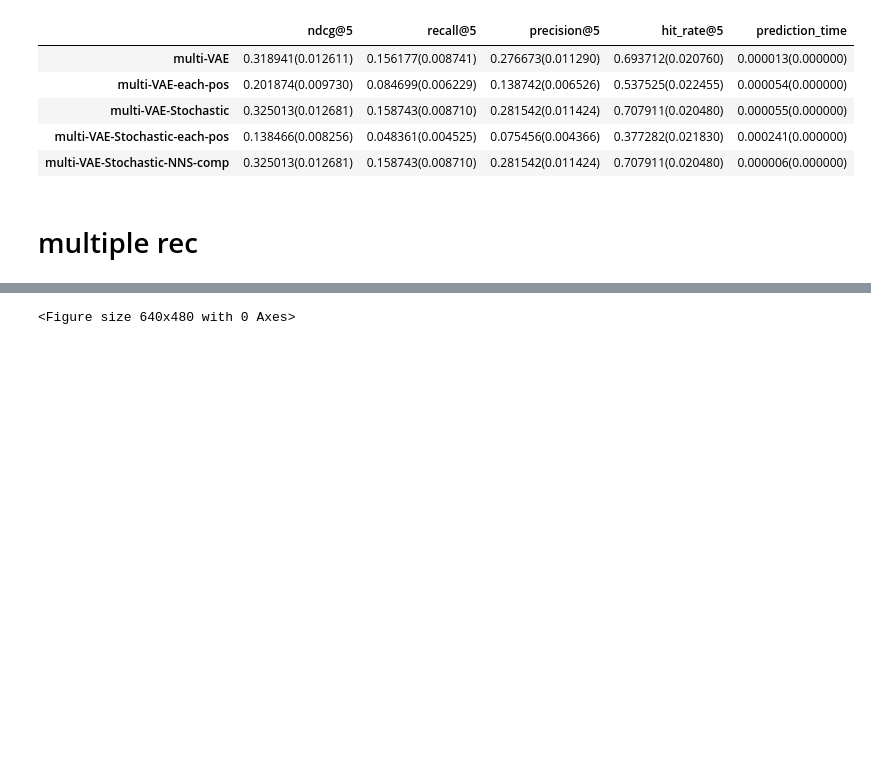
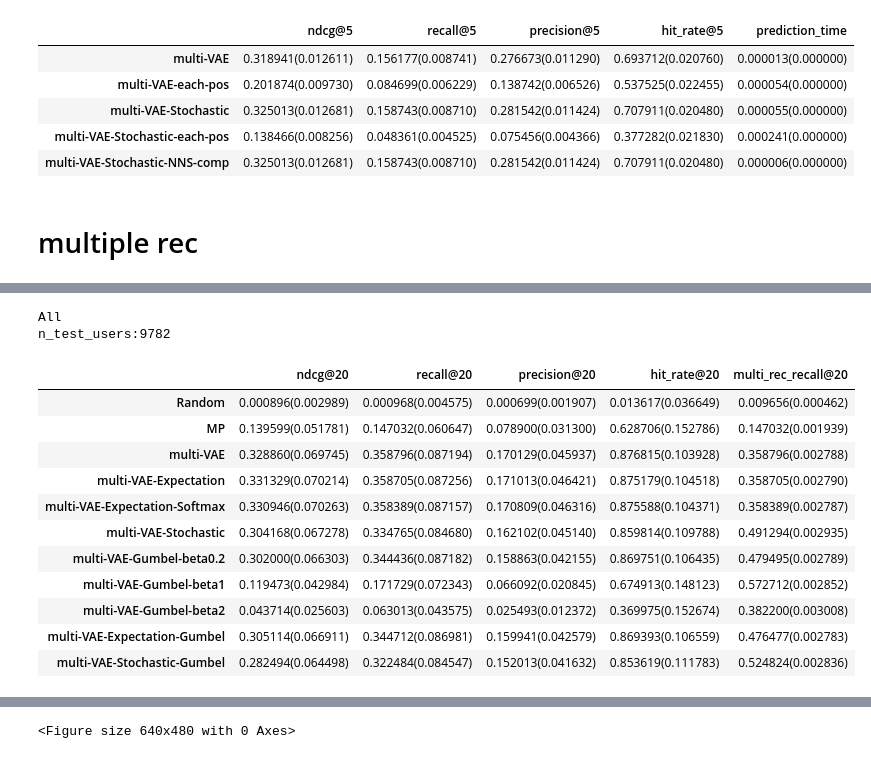
Before and after one commit to h-cno/vae-cf-pytorch, a Jupyter notebook: run-expectation-wo-anneal.ipynb, the cells around one changed output, grey strips where cells are left out. Drawn from its saved outputs; the diff is of its cells as text; code cells hidden in the pictures; blank space fills up the shorter version.

```diff
--- a/run-expectation-wo-anneal.ipynb
+++ b/run-expectation-wo-anneal.ipynb
@@ -2256 +2266,42 @@ n_test_users:9782
+# %%
+Nrec=10
+K = 20
+Nsampling = 100
+methods_dic, users_dic = evaluate_multi_rec(test_data_tr, test_data_te, n_sampling=Nsampling, n_rec=Nrec, K=K)
+
+n_test_users = users_dic['n_users']
+
+method_names = list(methods_dic.keys())
+metric_names = list(methods_dic[method_names[0]]["metrics"].keys())
+
+results_all = []
+for method_name, method_dic in methods_dic.items():
+    results = []
+    for metric_name, metric_list in method_dic["metrics"].items():
+        if metric_name == "prediction_time":
+            results.append("{:8f}({:8f})".format(np.sum(metric_list)/(n_test_users*Nrec), 0))
+        elif metric_name == "multi_rec_recall@{}".format(K):
+            results.append("{:4f}({:4f})".format(np.mean(metric_list), np.std(metric_list)/np.sqrt(metric_list.shape[0])))
+        else:
+            results.append("{:4f}({:4f})".format(np.mean(metric_list), np.std(metric_list)/np.sqrt(len(metric_list))))
+    results_all.append(results)
+results_all = pd.DataFrame(results_all, columns=metric_names, index=method_names)
+print("All")
+print("n_test_users:{}".format(n_test_users))
+results_all
+# %% [output]
+All
+n_test_users:9782
+|  | ndcg@20 | recall@20 | precision@20 | hit_rate@20 | multi_rec_recall@20 |
+| Random | 0.000896(0.002989) | 0.000968(0.004575) | 0.000699(0.001907) | 0.013617(0.036649) | 0.009656(0.000462) |
+| MP | 0.139599(0.051781) | 0.147032(0.060647) | 0.078900(0.031300) | 0.628706(0.152786) | 0.147032(0.001939) |
+| multi-VAE | 0.328860(0.069745) | 0.358796(0.087194) | 0.170129(0.045937) | 0.876815(0.103928) | 0.358796(0.002788) |
+| multi-VAE-Expectation | 0.331329(0.070214) | 0.358705(0.087256) | 0.171013(0.046421) | 0.875179(0.104518) | 0.358705(0.002790) |
+| multi-VAE-Expectation-Softmax | 0.330946(0.070263) | 0.358389(0.087157) | 0.170809(0.046316) | 0.875588(0.104371) | 0.358389(0.002787) |
+| multi-VAE-Stochastic | 0.304168(0.067278) | 0.334765(0.084680) | 0.162102(0.045140) | 0.859814(0.109788) | 0.491294(0.002935) |
+| multi-VAE-Gumbel-beta0.2 | 0.302000(0.066303) | 0.344436(0.087182) | 0.158863(0.042155) | 0.869751(0.106435) | 0.479495(0.002789) |
+| multi-VAE-Gumbel-beta1 | 0.119473(0.042984) | 0.171729(0.072343) | 0.066092(0.020845) | 0.674913(0.148123) | 0.572712(0.002852) |
+| multi-VAE-Gumbel-beta2 | 0.043714(0.025603) | 0.063013(0.043575) | 0.025493(0.012372) | 0.369975(0.152674) | 0.382200(0.003008) |
+| multi-VAE-Expectation-Gumbel | 0.305114(0.066911) | 0.344712(0.086981) | 0.159941(0.042579) | 0.869393(0.106559) | 0.476477(0.002783) |
+| multi-VAE-Stochastic-Gumbel | 0.282494(0.064498) | 0.322484(0.084547) | 0.152013(0.041632) | 0.853619(0.111783) | 0.524824(0.002836) |
 # %%
```
Also changed, not shown: parts of 11 cells of this notebook, 1 other file.
